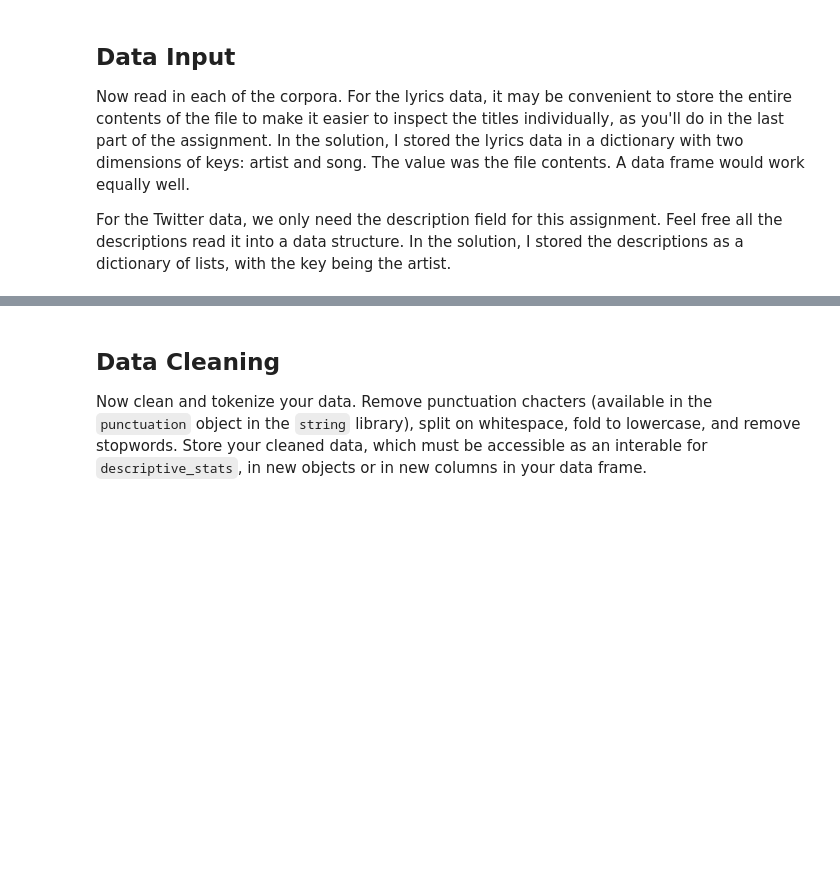
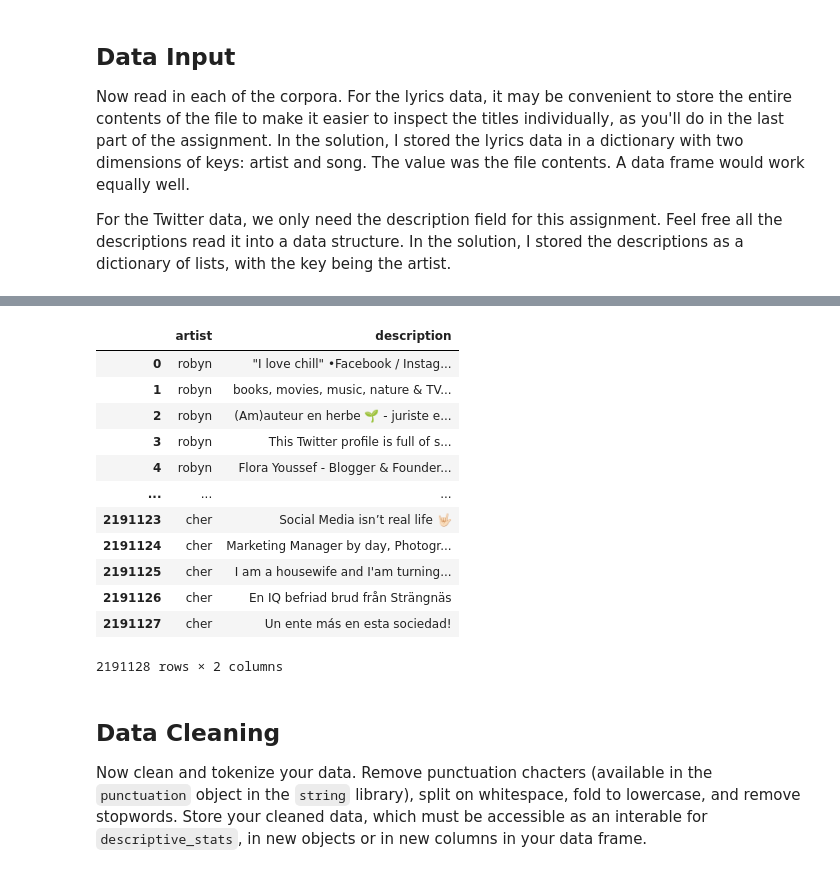
Before and after one commit to junclemente/ads509-assignments, a Jupyter notebook: wk2/Lyrics and Description EDA.ipynb, the cells around one changed output, grey strips where cells are left out. Saved outputs shown, nothing was run; the diff lists cells and outputs as text; code cells hidden in the pictures; blank space fills up the shorter version.

```diff
--- a/wk2/Lyrics and Description EDA.ipynb
+++ b/wk2/Lyrics and Description EDA.ipynb
@@ -128,5 +162,62 @@ artists: ['cher', 'robyn']
 # %%
 # Read in the twitter data
+twitter_path = os.path.join(data_location, twitter_folder)
+
+twitter_files = os.listdir(twitter_path)
+
+rows = []
+
+# Regex101 was used to help create the regex match
+# ChatGPT was used to help create the syntax
+LINE_RE = re.compile(
+    r"^(?P<screen_name>[^\t]*)\t"
+    r"(?P<name>[^\t]*)\t"
+    r"(?P<id>\d+)\t"
+    r"(?P<location>[^\t]*)\t"
+    r"(?P<followers_count>\d+)\t"
+    r"(?P<friends_count>\d+)\t"
+    r"(?P<description>.*)$"
+)
+
+
+for file in twitter_files:
+    # filter for data file that has description column
+    if "_data.txt" in file and file != ".DS_Store":
+        # save robynkonichiwa as robyn
+        artist = file.split("_")[0].replace("konichiwa", "")
+        file_path = os.path.join(twitter_path, file)
+
+        with open(file_path, "r", encoding="utf-8", errors="ignore") as f:
+            # skip header row by assigning to `_`
+            _ = f.readline()
+            # iterate through remaining lines
+            for line in f:
+                line = line.rstrip("\n")
+                m = LINE_RE.match(line)
+                if m:
+                    desc = m.group("description")
+                    # only append if desc is not blank
+                    if desc:
+                        rows.append({"artist": artist, "description": desc})
+
+
+df_twitter = pd.DataFrame(rows)
+# %%
+df_twitter
+# %% [output]
+|  | artist | description |
+| 0 | robyn | "I love chill" •Facebook / Instag... |
+| 1 | robyn | books, movies, music, nature & TV... |
+| 2 | robyn | (Am)auteur en herbe 🌱 - juriste e... |
+| 3 | robyn | This Twitter profile is full of s... |
+| 4 | robyn | Flora Youssef - Blogger & Founder... |
+| ... | ... | ... |
+| 2191123 | cher | Social Media isn’t real life 🤟🏻 |
+| 2191124 | cher | Marketing Manager by day, Photogr... |
+| 2191125 | cher | I am a housewife and I'am turning... |
+| 2191126 | cher | En IQ befriad brud från Strängnäs |
+| 2191127 | cher | Un ente más en esta sociedad! |
+2191128 rows × 2 columns
 # %% [markdown]
 ## Data Cleaning
 
```
Also changed, not shown: parts of 2 cells of this notebook.
